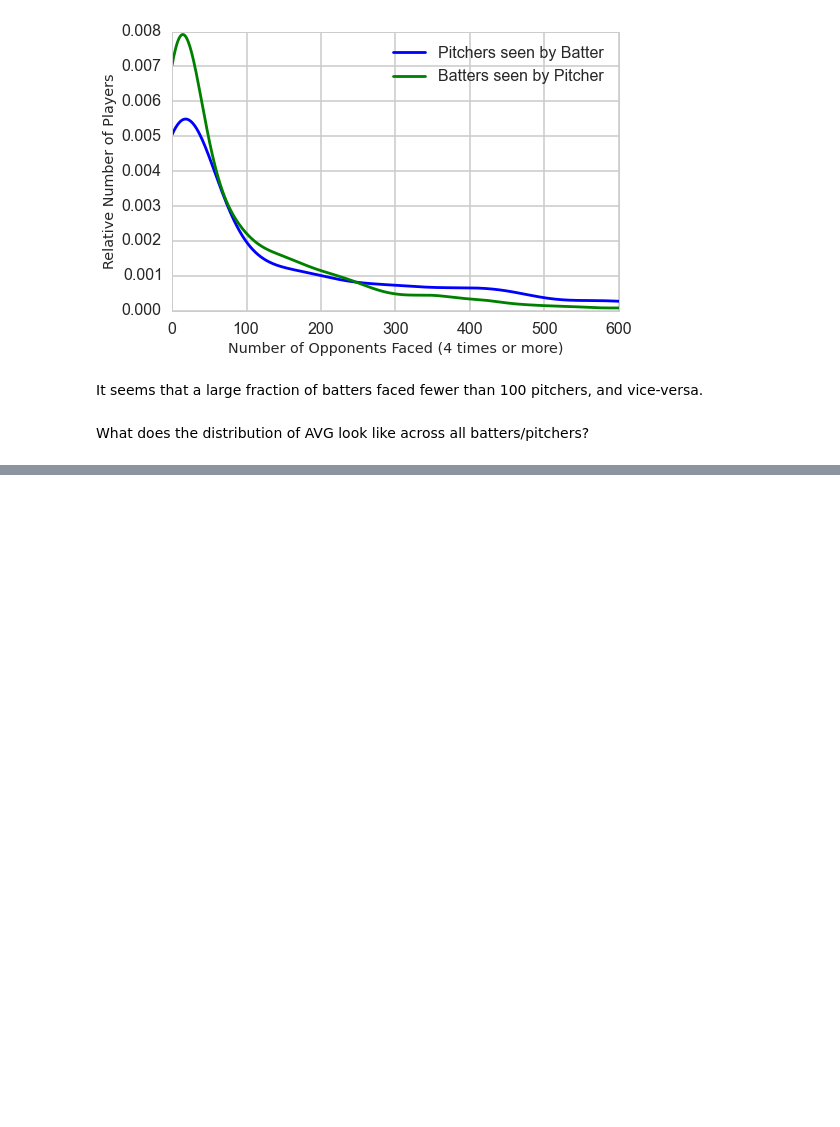
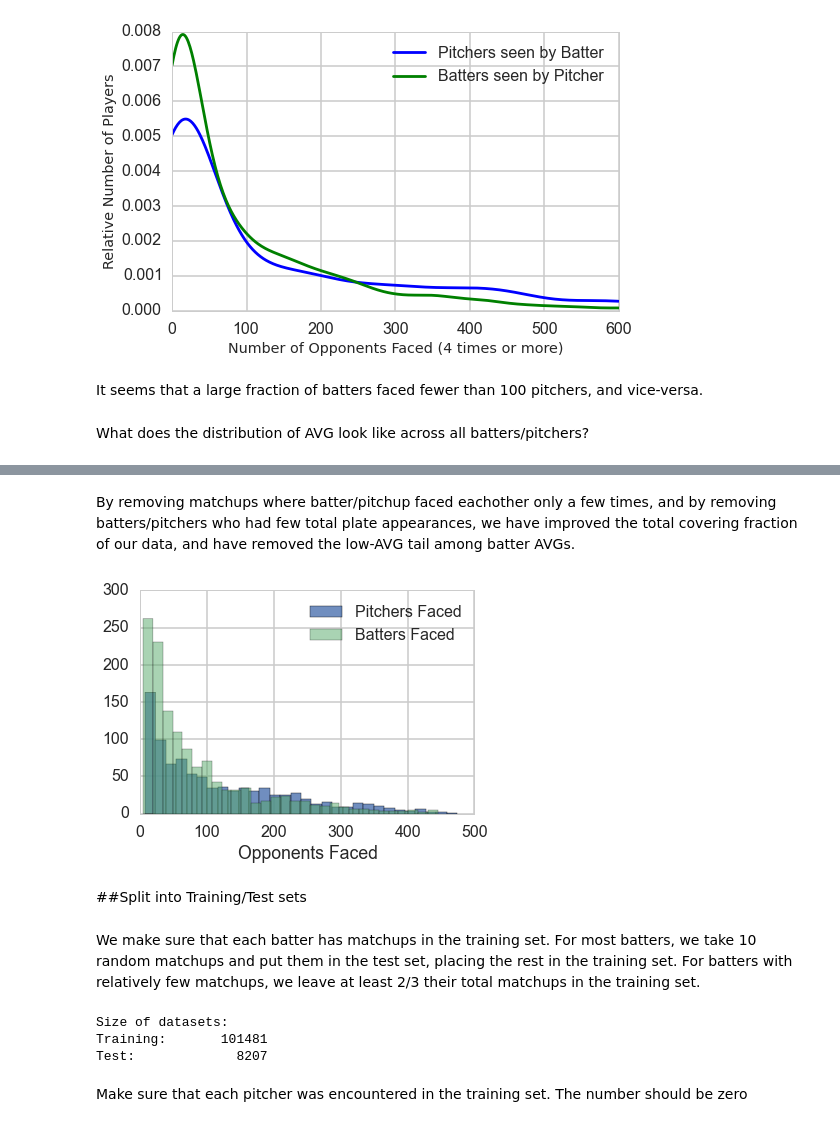
Before and after one commit to bacook17/CS109_baseball, a Jupyter notebook: Master_Notebook.ipynb, the cells around one changed output, grey strips where cells are left out. Cells and saved outputs as stored; diff of their text form; code cells hidden in the pictures; blank space fills up the shorter version.

```diff
--- a/Master_Notebook.ipynb
+++ b/Master_Notebook.ipynb
@@ -490,0 +549,11 @@ Median pitcher OBP: 0.356
+# %%
+def make_smaller(df, col, limit, greater=True):
+    """
+    Given a dataframe df, shrink the dataframe by removing all rows where the column "col" is
+    above or below a given limit.
+    """
+    if greater:
+        smallidf = df[(df[col] > limit)]
+    else:
+        smallidf = df[(df[col] < limit)]
+    return recompute_frame(smallidf)
@@ -490,0 +643,14 @@ Median pitcher OBP: 0.356
+# %% [markdown]
+By removing matchups where batter/pitchup faced eachother only a few times, and by removing batters/pitchers who had few total plate appearances, we have improved the total covering fraction of our data, and have removed the low-AVG tail among batter AVGs.
+# %%
+plt.hist(smalldf.groupby('bID').ov_FACED.agg(get_one), bins=30, alpha=0.8, label='Pitchers Faced')
+plt.hist(smalldf.groupby('pID').ovp_FACED.agg(get_one), bins=30, alpha=0.5, label='Batters Faced')
+plt.xlabel('Opponents Faced')
+plt.legend();
+plt.show()
+# %% [output]
+[figure, added]
+# %% [markdown]
+##Split into Training/Test sets
+# %% [markdown]
+We make sure that each batter has matchups in the training set. For most batters, we take 10 random matchups and put them in the test set, placing the rest in the training set. For batters with relatively few matchups, we leave at least 2/3 their total matchups in the training set.
@@ -490,0 +667,8 @@ Median pitcher OBP: 0.356
+# %%
+print('Size of datasets:\nTraining:\t%d\nTest:\t\t  %d'%(len(traindf), len(testdf)))
+# %% [output]
+Size of datasets:
+Training:       101481
+Test:             8207
+# %% [markdown]
+Make sure that each pitcher was encountered in the training set. The number should be zero
```
Also changed, not shown: parts of 42 cells of this notebook, 6 other files.
